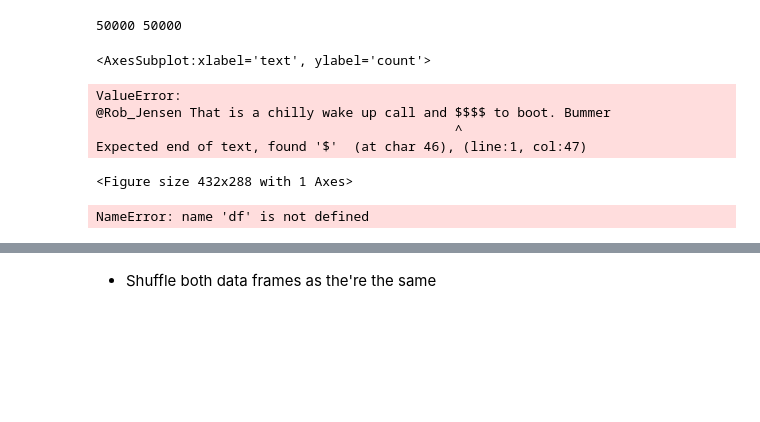
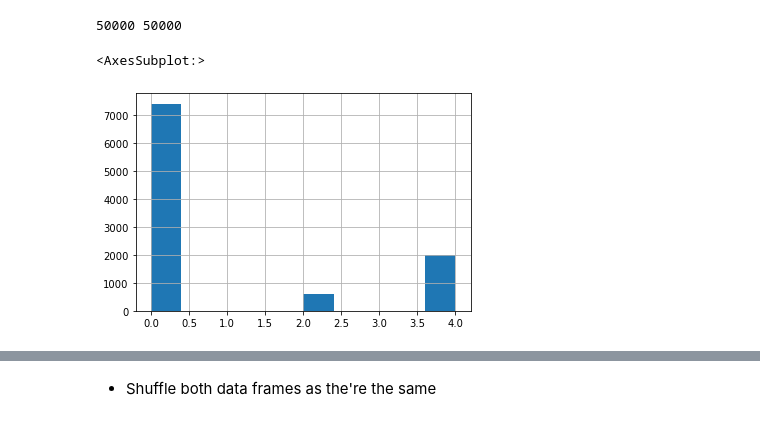
Before and after one commit to alenvlahovljak/nlp-exercises, a Jupyter notebook: TERM-II.ipynb, the cells around one changed output, grey strips where cells are left out. Saved outputs shown, nothing was run; the diff lists cells and outputs as text; code cells hidden in the pictures; blank space fills up the shorter version.

```diff
--- a/TERM-II.ipynb
+++ b/TERM-II.ipynb
@@ -82,16 +82,8 @@ df_test
 print(df_train.size, df_test.size)
 # %% [output]
 50000 50000
-# %%
-sns.countplot(x='text', data=df_train)
-# %% [output]
-<AxesSubplot:xlabel='text', ylabel='count'>
-ValueError:
-@Rob_Jensen That is a chilly wake up call and $$$$ to boot. Bummer
-                                              ^
-Expected end of text, found '$'  (at char 46), (line:1, col:47)
-<Figure size 432x288 with 1 Axes>
-# %%
-sns.countplot(x='text', data=df_test)
-# %% [output]
-NameError: name 'df' is not defined
+# %%
+df_train['tweet_polarity'].hist()
+# %% [output]
+<AxesSubplot:>
+[figure, added]
```
Also changed, not shown: parts of 5 cells of this notebook.
